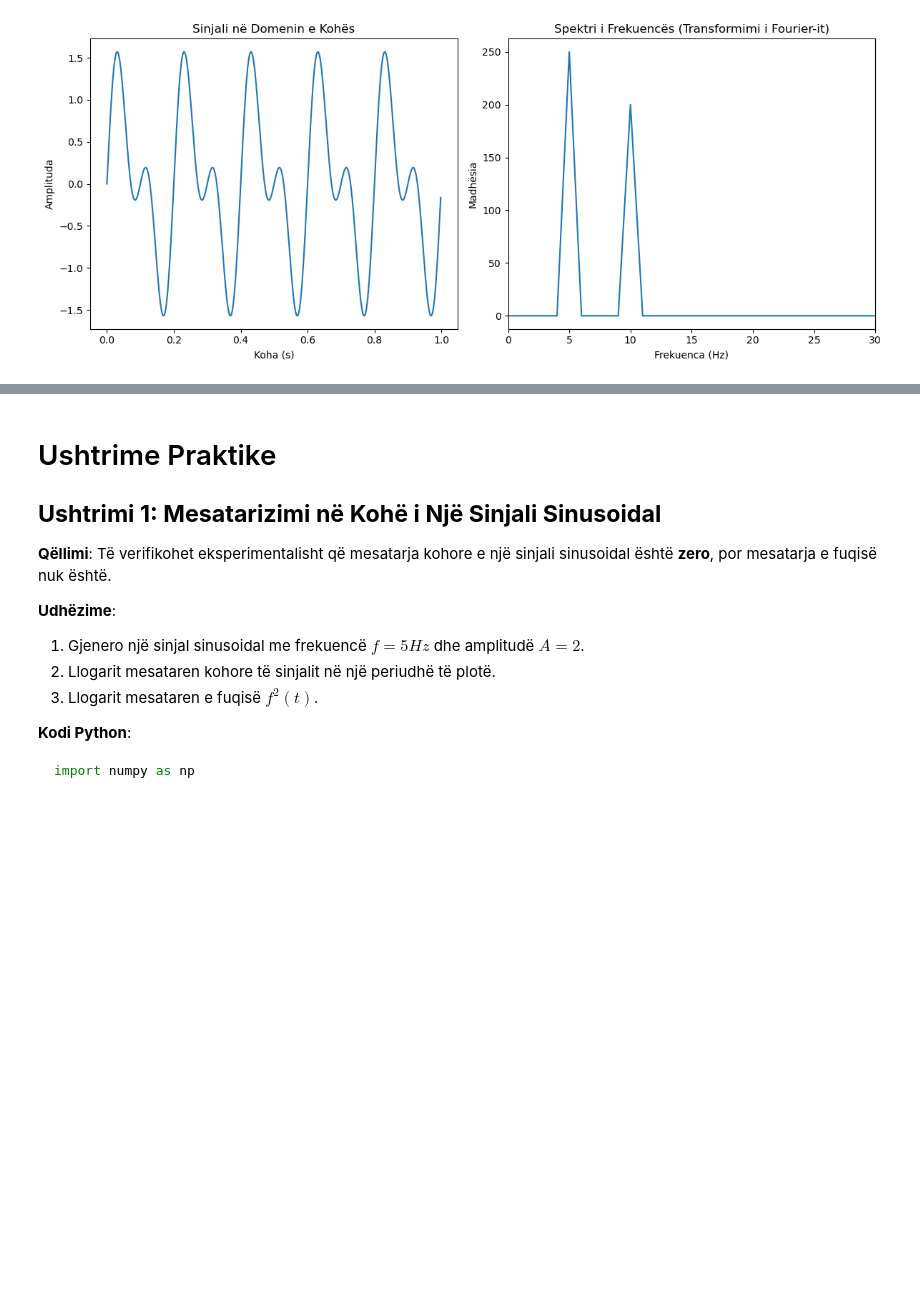
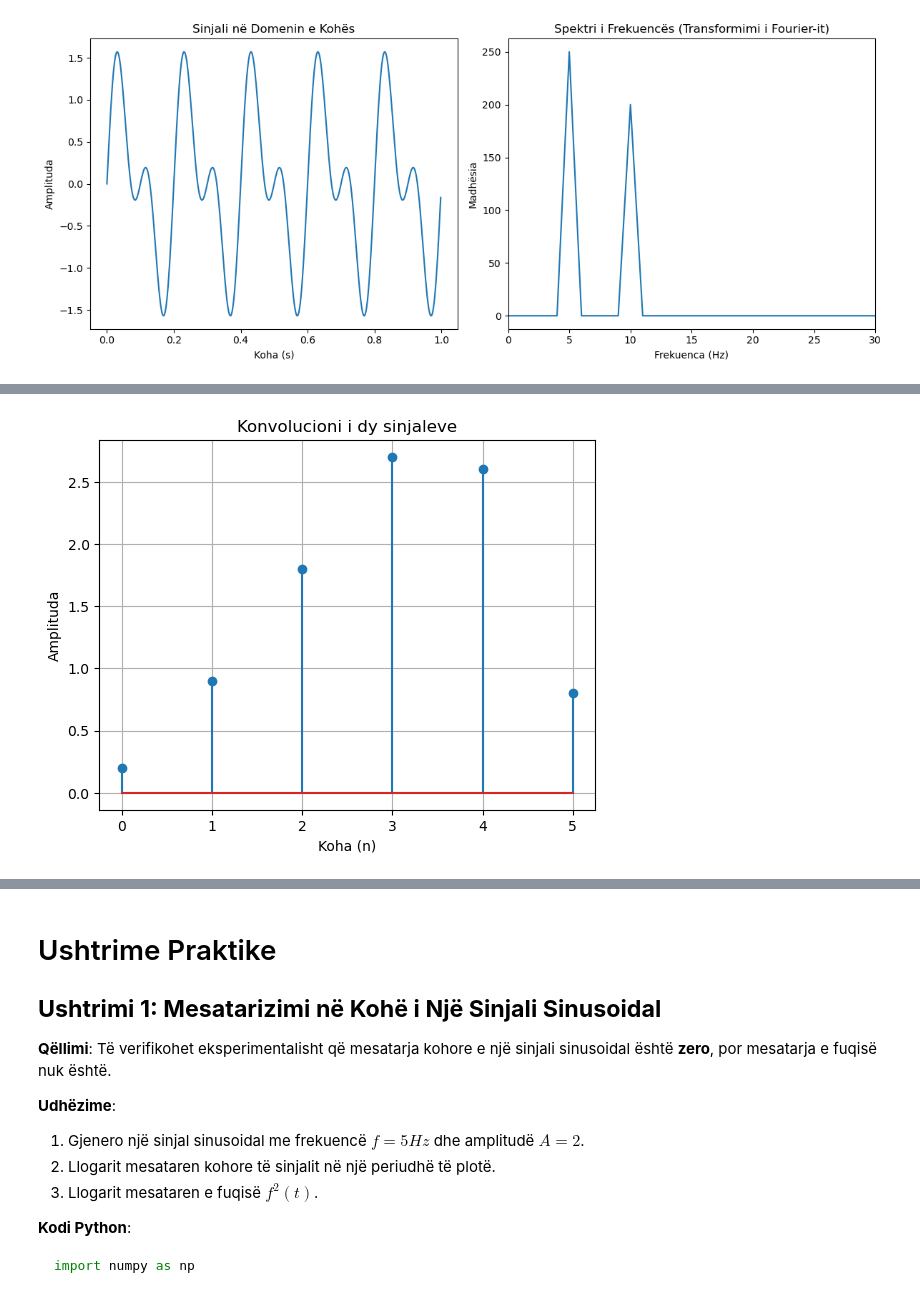
Before and after one commit to ekafex/electronics, a Jupyter notebook: Lectures/Leksioni02.ipynb, the cells around one changed output, grey strips where cells are left out. Cells and saved outputs as stored; diff of their text form; code cells hidden in the pictures; blank space fills up the shorter version.

```diff
--- a/Lectures/Leksioni02.ipynb
+++ b/Lectures/Leksioni02.ipynb
@@ -166 +496,21 @@ plt.show()
+# %%
+import numpy as np
+import matplotlib.pyplot as plt
+
+# Sinjalet hyrëse
+x = np.array([1, 2, 3, 4])
+h = np.array([0.2, 0.5, 0.2])
+
+# Konvolucioni
+y = np.convolve(x, h, mode='full')
+
+# Vizualizimi
+plt.stem(y)
+plt.title("Konvolucioni i dy sinjaleve")
+plt.xlabel("Koha (n)")
+plt.ylabel("Amplituda")
+plt.grid()
+plt.show()
+# %% [output]
+[figure, added]
 # %% [markdown]
```
Also changed, not shown: parts of 5 cells of this notebook.
